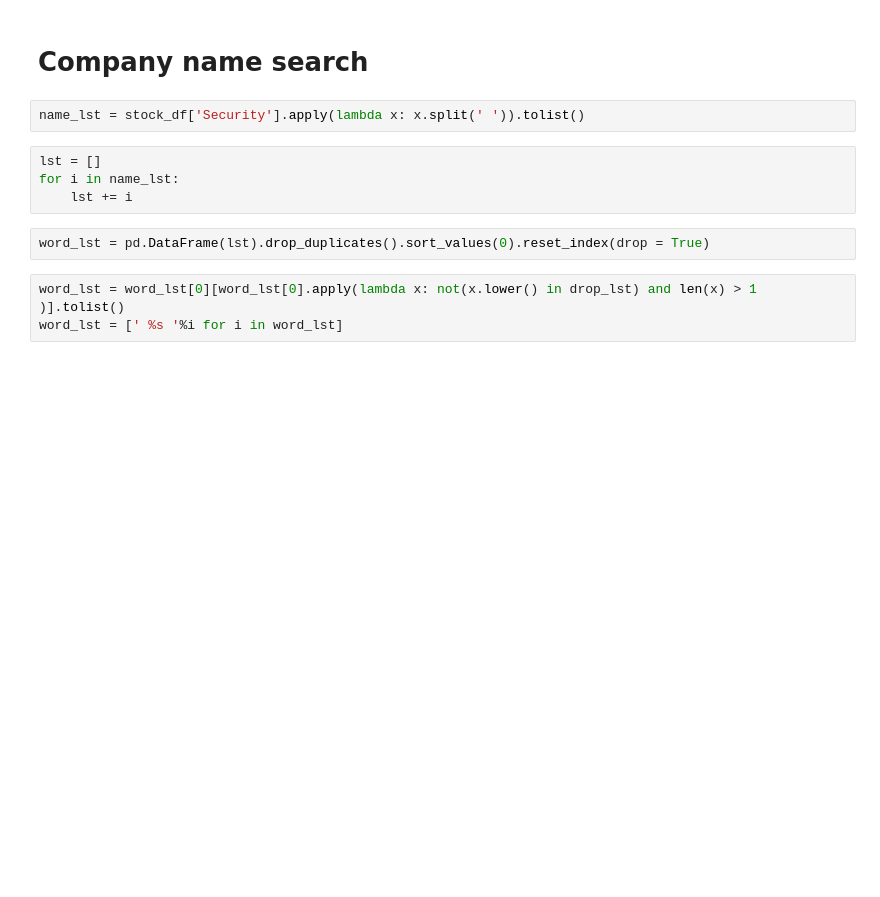
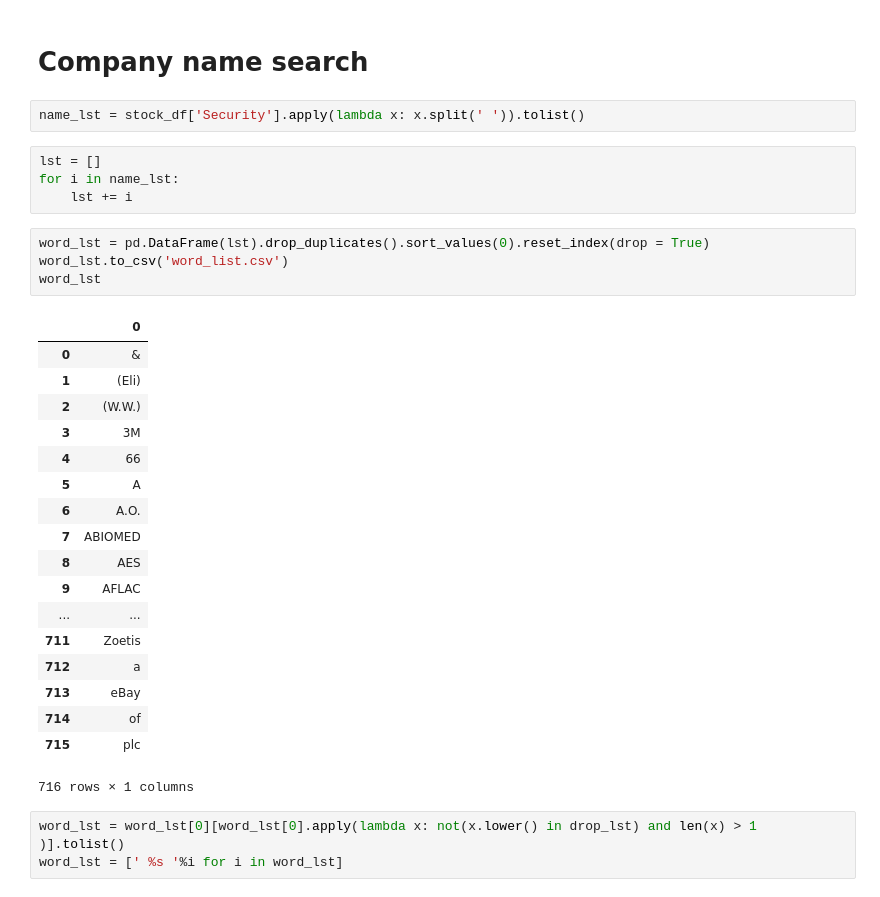
Before and after one commit to OrangeXia2013/TrumpTweetsProject, a Jupyter notebook: code/Data handle.ipynb, the cells around one changed output. Cells and saved outputs as stored; diff of their text form; blank space fills up the shorter version.

```diff
--- a/code/Data handle.ipynb
+++ b/code/Data handle.ipynb
@@ -248,6 +286,27 @@ for i in name_lst:
     lst += i
 # %%
 word_lst = pd.DataFrame(lst).drop_duplicates().sort_values(0).reset_index(drop = True)
+word_lst.to_csv('word_list.csv')
+word_lst
+# %% [output]
+|  | 0 |
+| 0 | & |
+| 1 | (Eli) |
+| 2 | (W.W.) |
+| 3 | 3M |
+| 4 | 66 |
+| 5 | A |
+| 6 | A.O. |
+| 7 | ABIOMED |
+| 8 | AES |
+| 9 | AFLAC |
+| ... | ... |
+| 711 | Zoetis |
+| 712 | a |
+| 713 | eBay |
+| 714 | of |
+| 715 | plc |
+716 rows × 1 columns
 # %%
 word_lst = word_lst[0][word_lst[0].apply(lambda x: not(x.lower() in drop_lst) and len(x) > 1 )].tolist()
 word_lst = [' %s '%i for i in word_lst]
```
Also changed, not shown: parts of 5 cells of this notebook, 2 other files.
